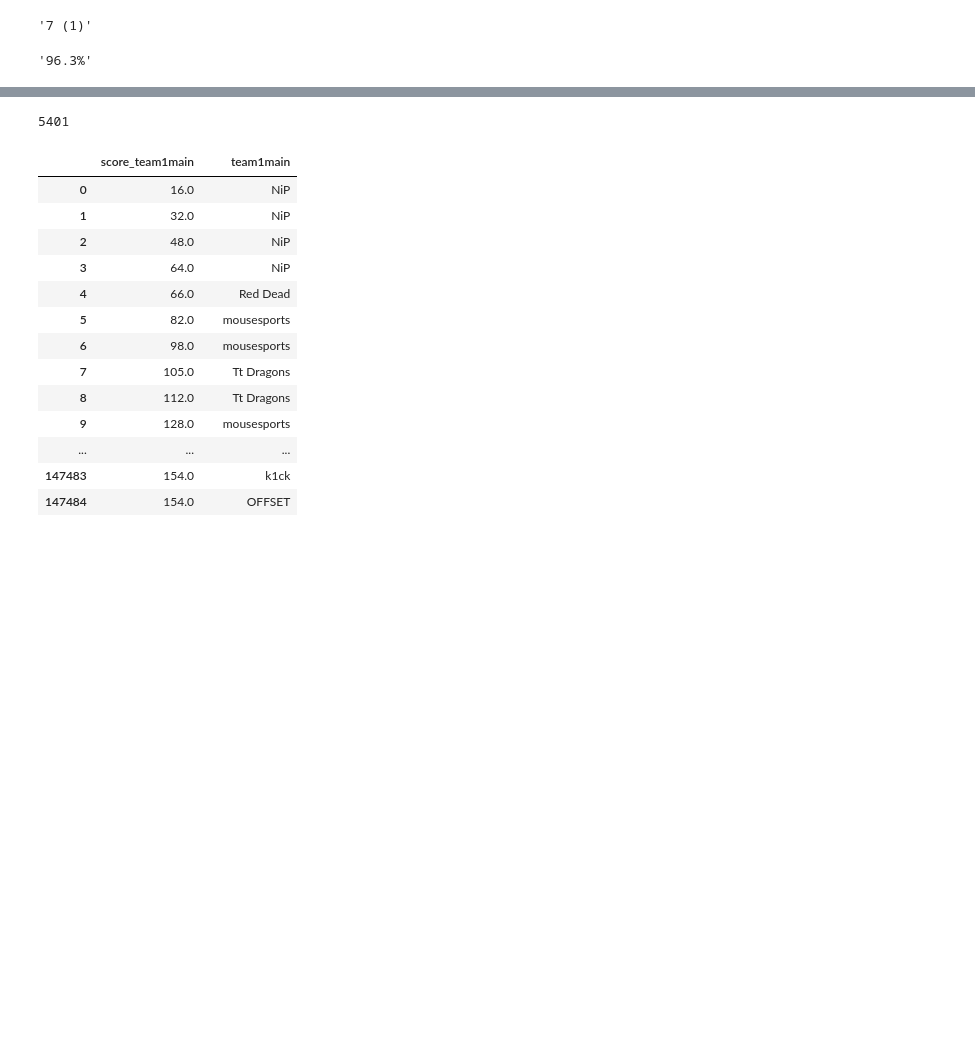
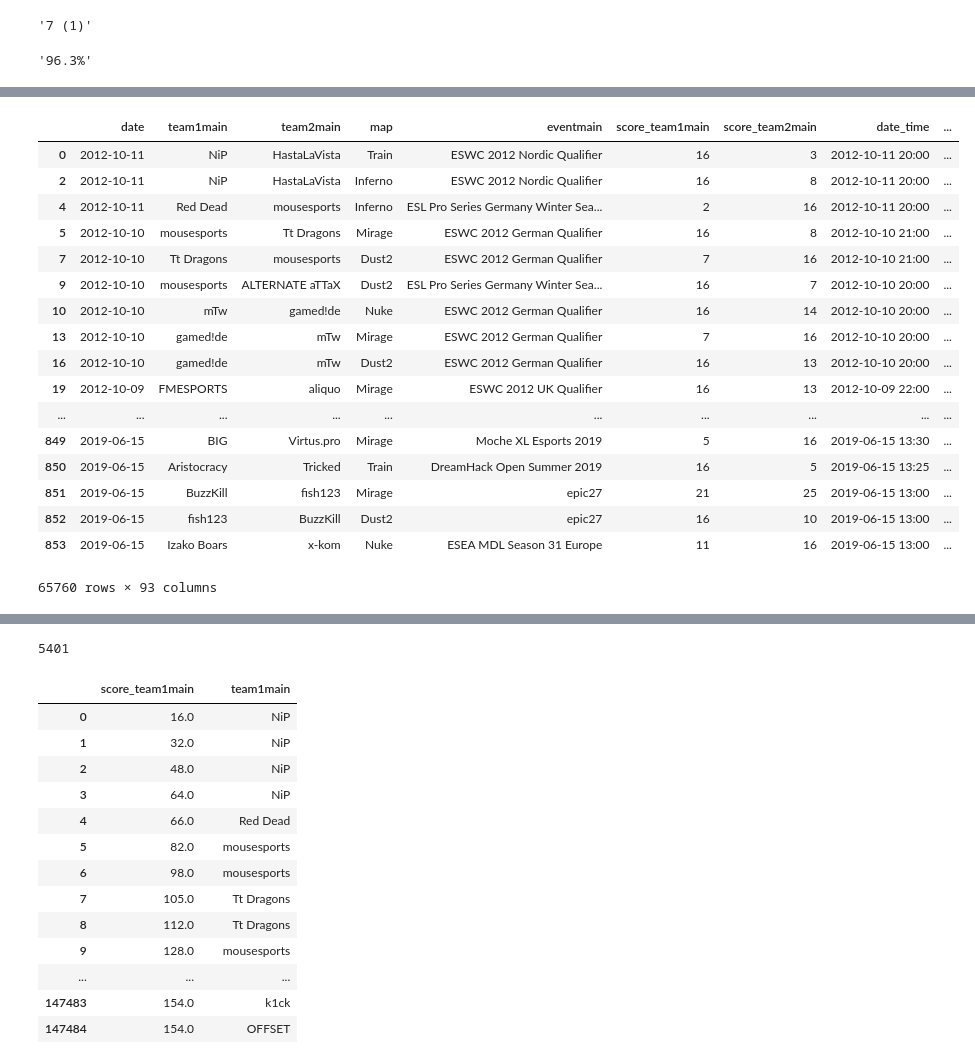
Before and after one commit to madbubu/project_cs_prediction, a Jupyter notebook: prediction.ipynb, the cells around one changed output, grey strips where cells are left out. Saved outputs shown, nothing was run; the diff lists cells and outputs as text; code cells hidden in the pictures; blank space fills up the shorter version.

```diff
--- a/prediction.ipynb
+++ b/prediction.ipynb
@@ -206,0 +256,9 @@ df_data[float_list] = df_data[float_list].astype(float, inplace=True)
+# %%
+# tworzymy kolumne mowiaca ktora druzyna wygrala
+def who_win(row):
+    if row.score_team1main >row.score_team2main:
+        return 1
+    else:
+        return 0
+
+df_data['winner'] = df_data.apply(lambda x : who_win(x) , axis=1)
@@ -206,0 +274,6 @@ df_data[float_list] = df_data[float_list].astype(float, inplace=True)
+# %%
+map_names_to_change = {'Train_se':'Train', 'Inferno_se':'Inferno', 'Mirage_ce':'Mirage', 'Dust2_se':'Dust2', 'Nuke_se':'Nuke',
+                      'Dust_se':'Dust', 'Mill_ce':'Mill','nuke':'Nuke','mrg':'Mirage','cch':'Cache', 'inf':'Inferno', 'd2':'Dust2', 'Train_ve':'Train'}
+
+df_data['map'] = df_data['map'].replace(map_names_to_change)
+df_data['map'].unique()
@@ -206,0 +474,6 @@ df_data[float_list] = df_data[float_list].astype(float, inplace=True)
+# %%
+df_data['time_of_day'] = np.nan
+df_data['time_of_day'][pd.to_datetime(df_data['date_time']).dt.hour.between(0,5)] = 'Night'
+df_data['time_of_day'][pd.to_datetime(df_data['date_time']).dt.hour.between(6,11)] = 'Morning'
+df_data['time_of_day'][pd.to_datetime(df_data['date_time']).dt.hour.between(12,17)] = 'Afternoon'
+df_data['time_of_day'][pd.to_datetime(df_data['date_time']).dt.hour.between(18,23)] ='Evening'
@@ -206,0 +497,21 @@ df_data[float_list] = df_data[float_list].astype(float, inplace=True)
+# %%
+df_data
+# %% [output]
+|  | date | team1main | team2main | map | eventmain | score_team1main | score_team2main | date_time | ... |
+| 0 | 2012-10-11 | NiP | HastaLaVista | Train | ESWC 2012 Nordic Qualifier | 16 | 3 | 2012-10-11 20:00 | ... |
+| 2 | 2012-10-11 | NiP | HastaLaVista | Inferno | ESWC 2012 Nordic Qualifier | 16 | 8 | 2012-10-11 20:00 | ... |
+| 4 | 2012-10-11 | Red Dead | mousesports | Inferno | ESL Pro Series Germany Winter Sea... | 2 | 16 | 2012-10-11 20:00 | ... |
+| 5 | 2012-10-10 | mousesports | Tt Dragons | Mirage | ESWC 2012 German Qualifier | 16 | 8 | 2012-10-10 21:00 | ... |
+| 7 | 2012-10-10 | Tt Dragons | mousesports | Dust2 | ESWC 2012 German Qualifier | 7 | 16 | 2012-10-10 21:00 | ... |
+| 9 | 2012-10-10 | mousesports | ALTERNATE aTTaX | Dust2 | ESL Pro Series Germany Winter Sea... | 16 | 7 | 2012-10-10 20:00 | ... |
+| 10 | 2012-10-10 | mTw | gamed!de | Nuke | ESWC 2012 German Qualifier | 16 | 14 | 2012-10-10 20:00 | ... |
+| 13 | 2012-10-10 | gamed!de | mTw | Mirage | ESWC 2012 German Qualifier | 7 | 16 | 2012-10-10 20:00 | ... |
+| 16 | 2012-10-10 | gamed!de | mTw | Dust2 | ESWC 2012 German Qualifier | 16 | 13 | 2012-10-10 20:00 | ... |
+| 19 | 2012-10-09 | FMESPORTS | aliquo | Mirage | ESWC 2012 UK Qualifier | 16 | 13 | 2012-10-09 22:00 | ... |
+| ... | ... | ... | ... | ... | ... | ... | ... | ... | ... |
+| 849 | 2019-06-15 | BIG | Virtus.pro | Mirage | Moche XL Esports 2019 | 5 | 16 | 2019-06-15 13:30 | ... |
+| 850 | 2019-06-15 | Aristocracy | Tricked | Train | DreamHack Open Summer 2019 | 16 | 5 | 2019-06-15 13:25 | ... |
+| 851 | 2019-06-15 | BuzzKill | fish123 | Mirage | epic27 | 21 | 25 | 2019-06-15 13:00 | ... |
+| 852 | 2019-06-15 | fish123 | BuzzKill | Dust2 | epic27 | 16 | 10 | 2019-06-15 13:00 | ... |
+| 853 | 2019-06-15 | Izako Boars | x-kom | Nuke | ESEA MDL Season 31 Europe | 11 | 16 | 2019-06-15 13:00 | ... |
+65760 rows × 93 columns
```
Also changed, not shown: parts of 83 cells of this notebook, 1 other file.
